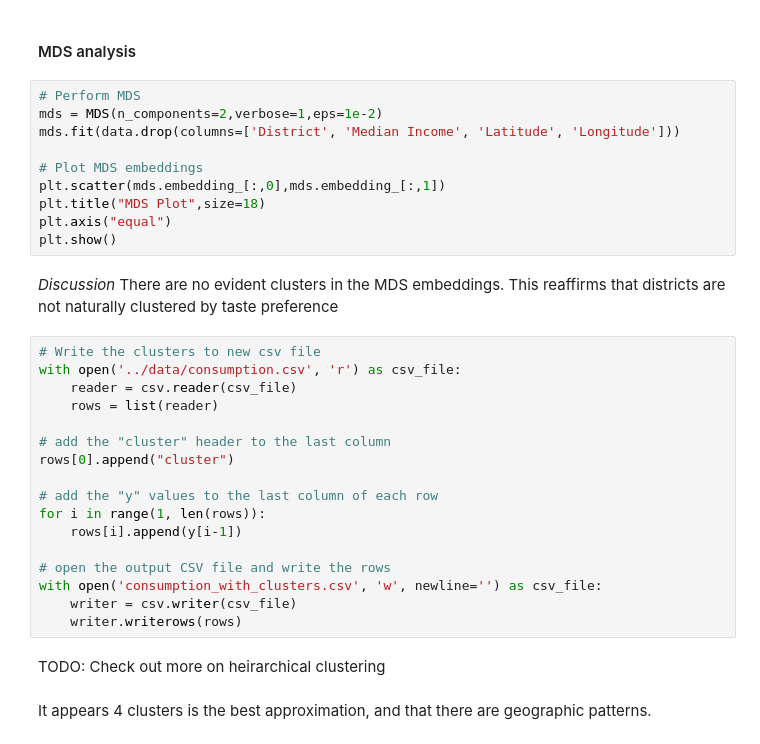
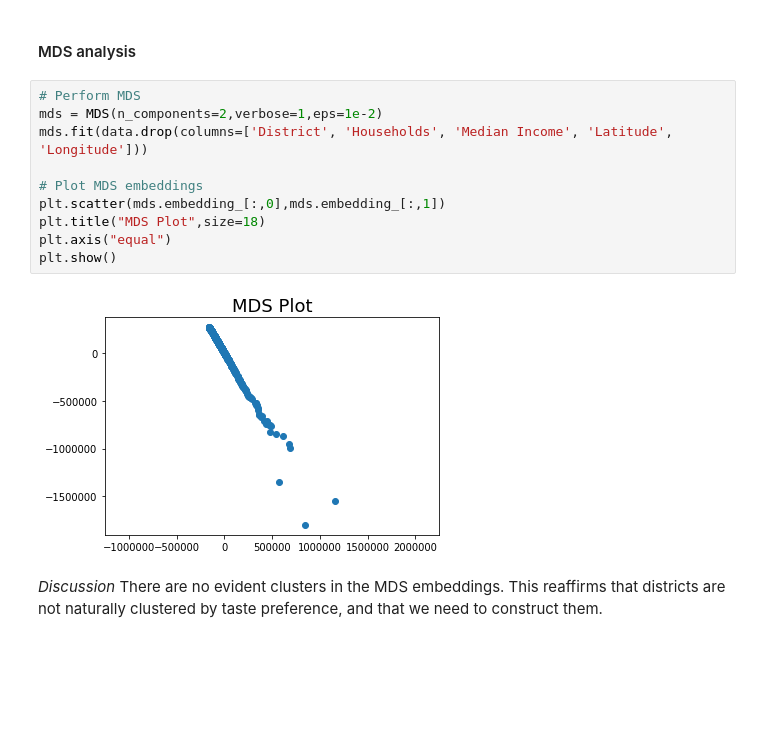
Before and after one commit to fructose/pds, a Jupyter notebook: clustering/explore_consumption.ipynb, the cells around one changed output. Drawn from its saved outputs; the diff is of its cells as text; blank space fills up the shorter version.

```diff
--- a/clustering/explore_consumption.ipynb
+++ b/clustering/explore_consumption.ipynb
@@ -54,33 +58,14 @@ plt.show()
 # %%
 # Perform MDS
 mds = MDS(n_components=2,verbose=1,eps=1e-2)
-mds.fit(data.drop(columns=['District', 'Median Income', 'Latitude', 'Longitude']))
+mds.fit(data.drop(columns=['District', 'Households', 'Median Income', 'Latitude', 'Longitude']))
 
 # Plot MDS embeddings
 plt.scatter(mds.embedding_[:,0],mds.embedding_[:,1])
 plt.title("MDS Plot",size=18)
 plt.axis("equal")
 plt.show()
+# %% [output]
+[figure, added]
 # %% [markdown]
-*Discussion* There are no evident clusters in the MDS embeddings. This reaffirms that districts are not naturally clustered by taste preference
+*Discussion* There are no evident clusters in the MDS embeddings. This reaffirms that districts are not naturally clustered by taste preference, and that we need to construct them.
-# %%
-# Write the clusters to new csv file
-with open('../data/consumption.csv', 'r') as csv_file:
-    reader = csv.reader(csv_file)
-    rows = list(reader)
-
-# add the "cluster" header to the last column
-rows[0].append("cluster")
-
-# add the "y" values to the last column of each row
-for i in range(1, len(rows)):
-    rows[i].append(y[i-1])
-
-# open the output CSV file and write the rows
-with open('consumption_with_clusters.csv', 'w', newline='') as csv_file:
-    writer = csv.writer(csv_file)
-    writer.writerows(rows)
-# %% [markdown]
-TODO: Check out more on heirarchical clustering
-# %% [markdown]
-It appears 4 clusters is the best approximation, and that there are geographic patterns.
```
Also changed, not shown: parts of 4 cells of this notebook, 10 other files.
